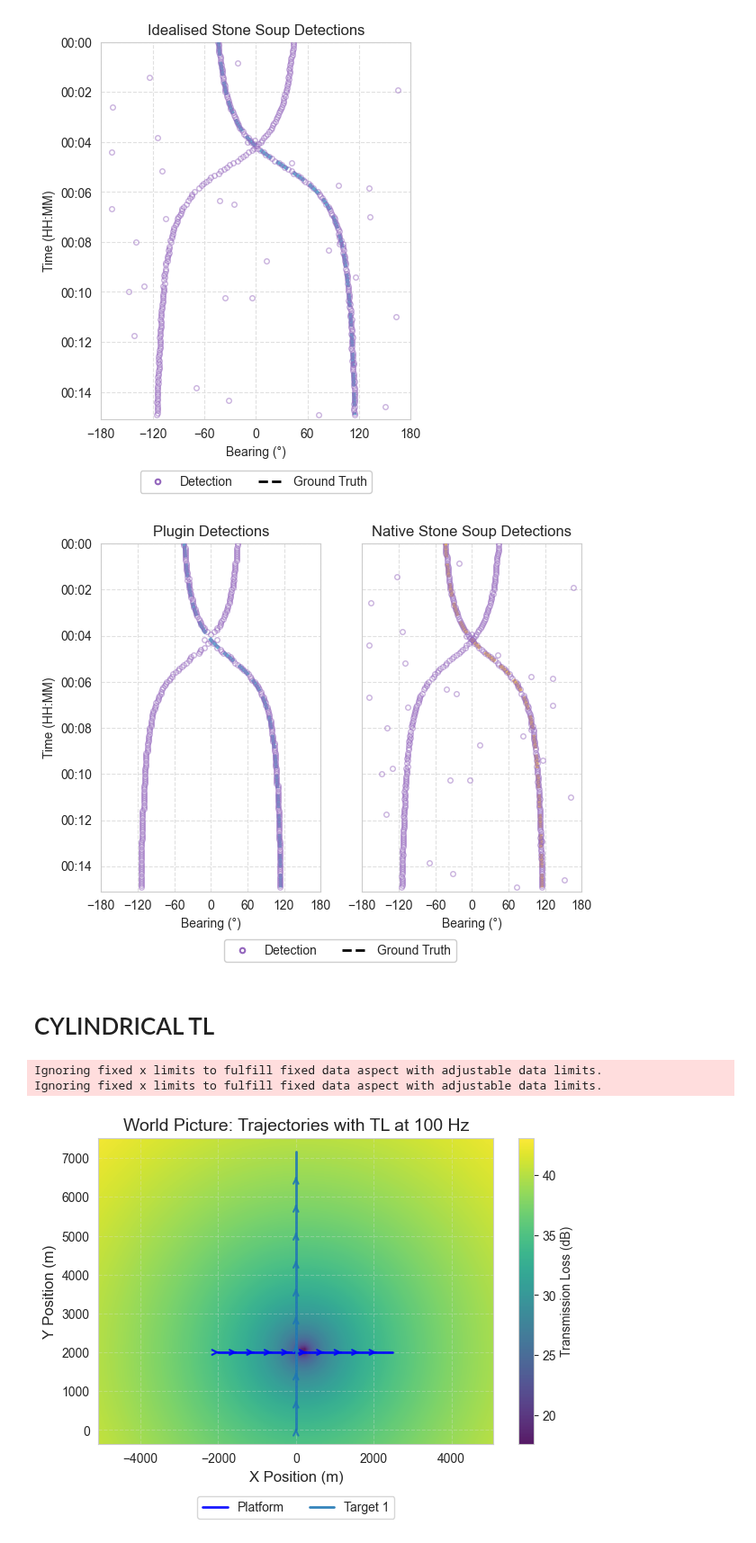
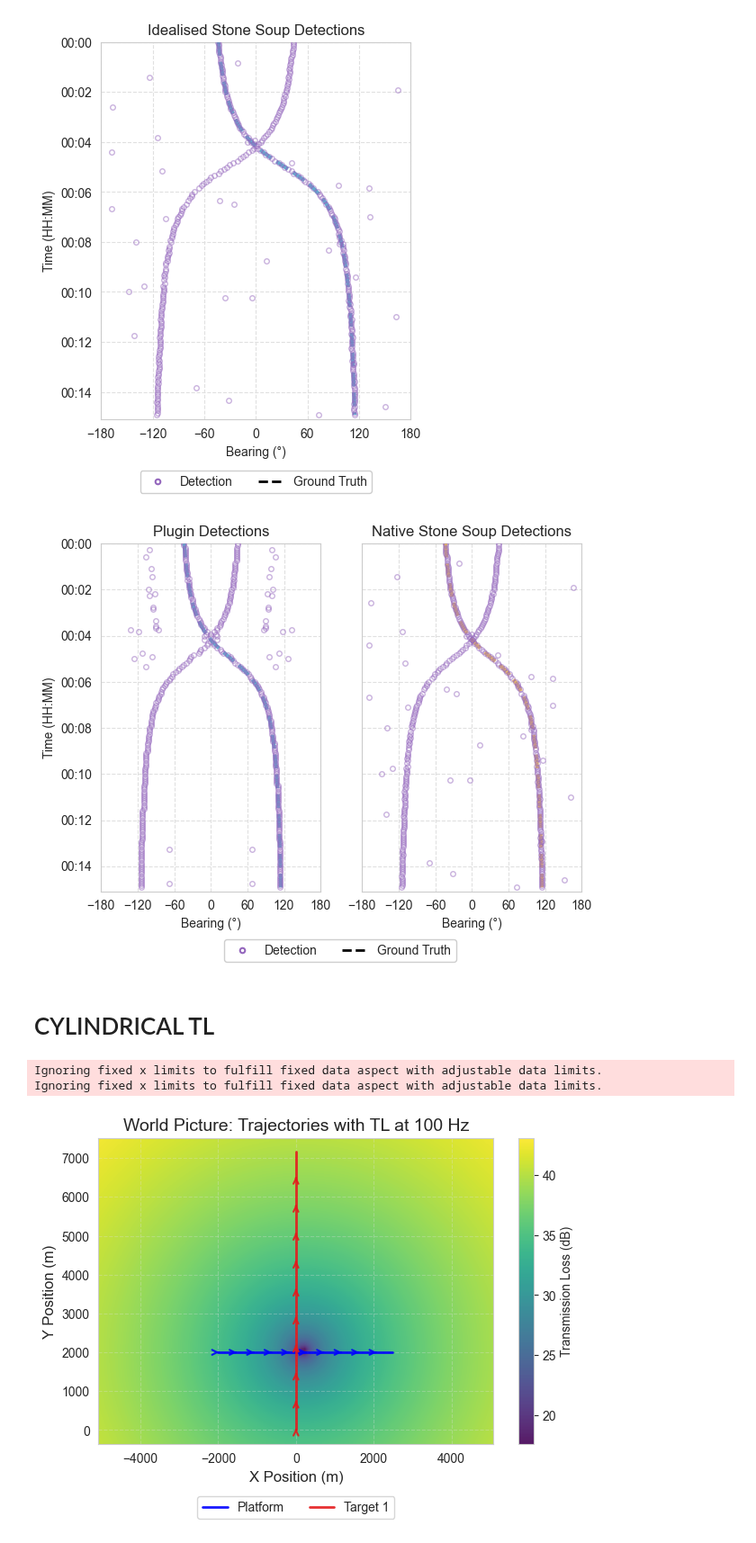
Before and after one commit to UoL-SignalProcessingGroup/blue-pebble, a Jupyter notebook: examples/FUSION2026_single_target.ipynb, the cells around one changed output. Shown at 90% size. Drawn from its saved outputs; the diff is of its cells as text; code cells hidden in the pictures.

```diff
--- a/examples/FUSION2026_single_target.ipynb
+++ b/examples/FUSION2026_single_target.ipynb
@@ -126,29 +126,28 @@ BF_PARAMS = {
 }
 
 # Detection parameters
+DET_PARAMS = {
+    "cfar_detector": {
+        "num_guard_cells": 2,
+        "num_training_cells": 8,
+        "threshold_factor": 1.95,
+    },
+    "peak_detector": {
+        "distance": 3,
+    }
+}
+
 # DET_PARAMS = {
 #     "cfar_detector": {
-#         "num_guard_cells": 2,
-#         "num_training_cells": 8,
-#         "threshold_factor": 1.95,
+#         "num_guard_cells": 1,
+#         "num_training_cells": 16,
+#         "threshold_factor": 4.0,
 #     },
 #     "peak_detector": {
-#          "distance": 3,
-        # "distance": 0,
+#         "distance": 2,
+#         # "distance": 0,
 #     }
 # }
-
-DET_PARAMS = {
-    "cfar_detector": {
-        "num_guard_cells": 1,
-        "num_training_cells": 16,
-        "threshold_factor": 4.0,
-    },
-    "peak_detector": {
-        "distance": 2,
-        # "distance": 0,
-    }
-}
 # %% [output]
 Total simulation duration: 900.0 seconds
 Number of timesteps: 180, Timestep interval: 5.0 seconds
@@ -472,7 +471,7 @@ for i in range(0, len(platform_x) - 1, arrow_interval):
                     arrowprops=dict(arrowstyle='->', color='blue', lw=1.5, alpha=0.7))
 
 # Plot target trajectories with different colors
-colors = plt.cm.tab10(np.linspace(0, 1, NUM_TARGETS))
+colors = plt.cm.Set1(np.linspace(0, 1, NUM_TARGETS))
 
 for target_idx, target_ground_truth in enumerate(target_ground_truths):
     target_x = [state.state_vector[0] for state in target_ground_truth]
@@ -906,7 +905,7 @@ plt.legend(handles=legend_elements, loc='upper center',
 
 plt.savefig("figs/single_target_plugin_vs_ss_det.png", dpi=300, bbox_inches='tight')
 # %% [output]
-[figure, old version]
+[figure, new version]
 # %% [markdown]
 # CYLINDRICAL TL
 # %%
@@ -1075,39 +1074,39 @@ for i in range(0, len(platform_x) - 1, arrow_interval):
                     arrowprops=dict(arrowstyle='->', color='blue', lw=1.5, alpha=0.9))
 
 # Plot target trajectories with different colors
-colors = plt.cm.tab10(np.linspace(0, 1, NUM_TARGETS))
+colors = plt.cm.Set1(np.linspace(0, 1, NUM_TARGETS))
 
 for target_idx, target_ground_truth in enumerate(target_ground_truths):
     target_x = [state.state_vector[0] for state in target_ground_truth]
     target_y = [state.state_vector[2] for state in target_ground_truth]
 
     color = colors[target_idx]
     ax_path.plot(target_x, target_y, '-', color=color,
                 label=f'Target {target_idx + 1}', linewidth=2, alpha=0.9)
 
     # Add direction arrows for each target (every 10th point)
     for i in range(0, len(target_x) - 1, arrow_interval):
         dx = target_x[i + 1] - target_x[i]
         dy = target_y[i + 1] - target_y[i]
         ax_path.annotate('', xy=(target_x[i + 1], target_y[i + 1]),
                         xytext=(target_x[i], target_y[i]),
                         arrowprops=dict(arrowstyle='->', color=color, lw=1.5, alpha=0.9))
 
 ax_path.set_xlabel('X Position (m)', fontsize=12)
 ax_path.set_ylabel('Y Position (m)', fontsize=12)
 ax_path.set_title(f'World Picture: Trajectories with TL at 100 Hz', fontsize=14)
 ax_path.legend(loc='upper center', bbox_to_anchor=(0.5, -0.15), fontsize=10, ncol=4)
 ax_path.grid(True, alpha=0.3)
 ax_path.axis('equal')
 ax_path.set_xlim(-2500, 2500)
 # ax_path.set_ylim(-500, 7500)
 plt.tight_layout()
 
 # plt.savefig("figs/single_target_world_picture_TL_background.png", dpi=300)
 # %% [output]
 Ignoring fixed x limits to fulfill fixed data aspect with adjustable data limits.
 Ignoring fixed x limits to fulfill fixed data aspect with adjustable data limits.
-[figure, old version]
+[figure, new version]
 # %%
 # ============================================================================
 # PRINT SUMMARY
```
Also changed, not shown: parts of 5 cells of this notebook, 1 other file.
